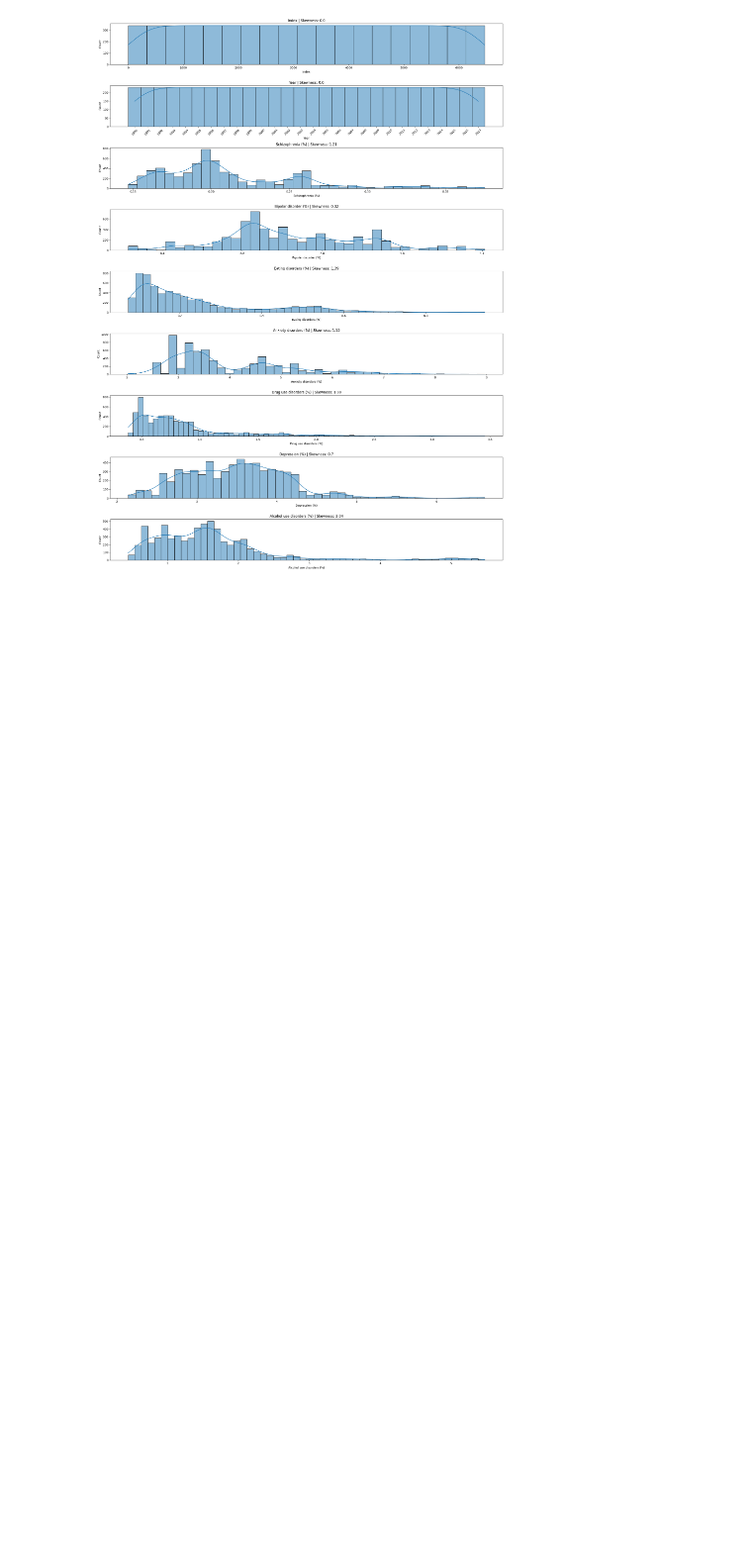
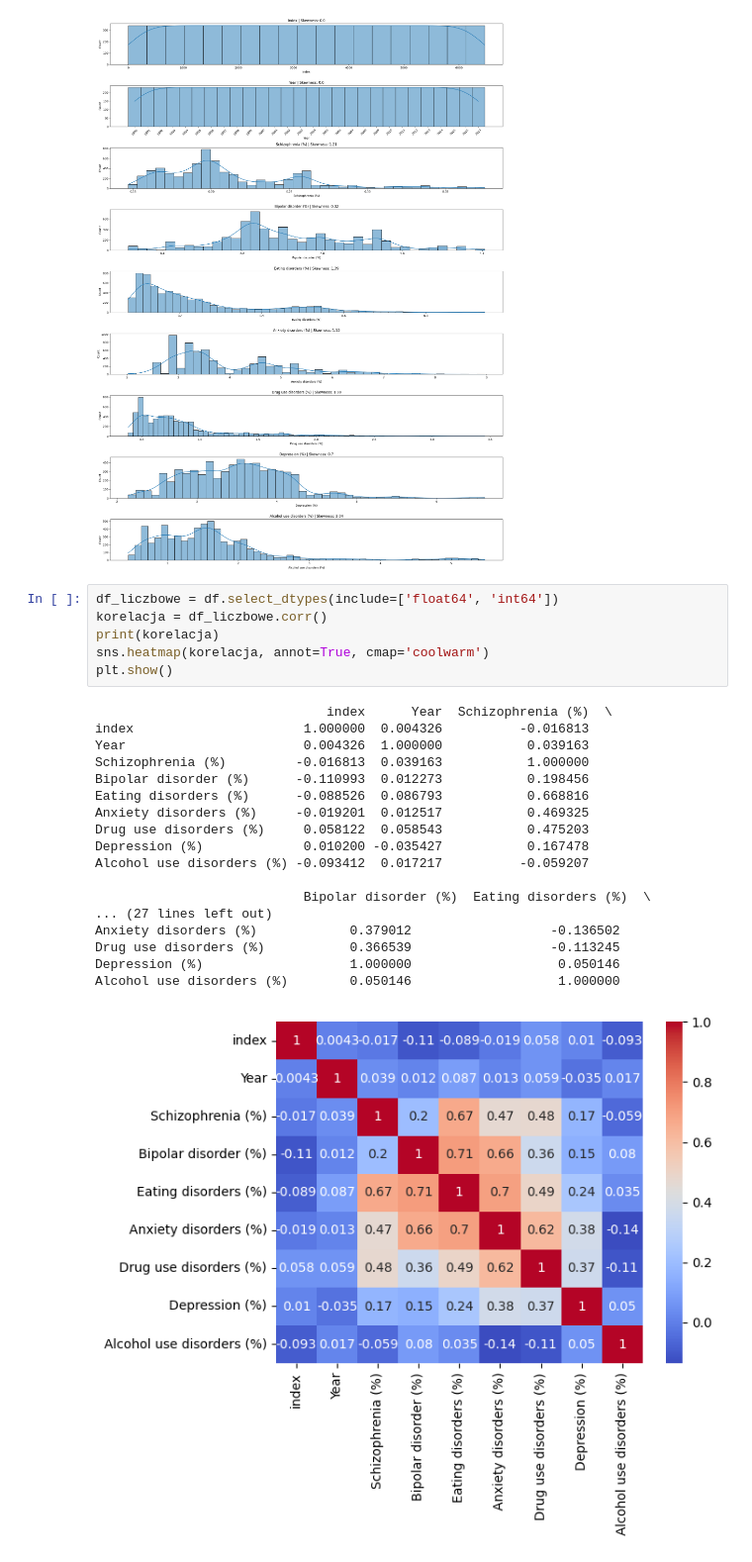
Before and after one commit to pgraczyk43/Global_health_data_analysis, a Jupyter notebook: EDA_mental_discorders.ipynb, the cells around one changed output. Shown: that part at 99% size. Saved outputs shown, nothing was run; the diff lists cells and outputs as text; blank space fills up the shorter version.

```diff
--- a/EDA_mental_discorders.ipynb
+++ b/EDA_mental_discorders.ipynb
@@ -104,3 +104,28 @@ plt.tight_layout()
 plt.show()
 # %% [output]
 [figure]
+# %%
+df_liczbowe = df.select_dtypes(include=['float64', 'int64'])
+korelacja = df_liczbowe.corr()
+print(korelacja)
+sns.heatmap(korelacja, annot=True, cmap='coolwarm')
+plt.show()
+# %% [output]
+                              index      Year  Schizophrenia (%)  \
+index                      1.000000  0.004326          -0.016813
+Year                       0.004326  1.000000           0.039163
+Schizophrenia (%)         -0.016813  0.039163           1.000000
+Bipolar disorder (%)      -0.110993  0.012273           0.198456
+Eating disorders (%)      -0.088526  0.086793           0.668816
+Anxiety disorders (%)     -0.019201  0.012517           0.469325
+Drug use disorders (%)     0.058122  0.058543           0.475203
+Depression (%)             0.010200 -0.035427           0.167478
+Alcohol use disorders (%) -0.093412  0.017217          -0.059207
+
+                           Bipolar disorder (%)  Eating disorders (%)  \
+... (27 lines left out)
+Anxiety disorders (%)            0.379012                  -0.136502
+Drug use disorders (%)           0.366539                  -0.113245
+Depression (%)                   1.000000                   0.050146
+Alcohol use disorders (%)        0.050146                   1.000000
+[figure, added]
```
Also changed, not shown: 5 other files.
